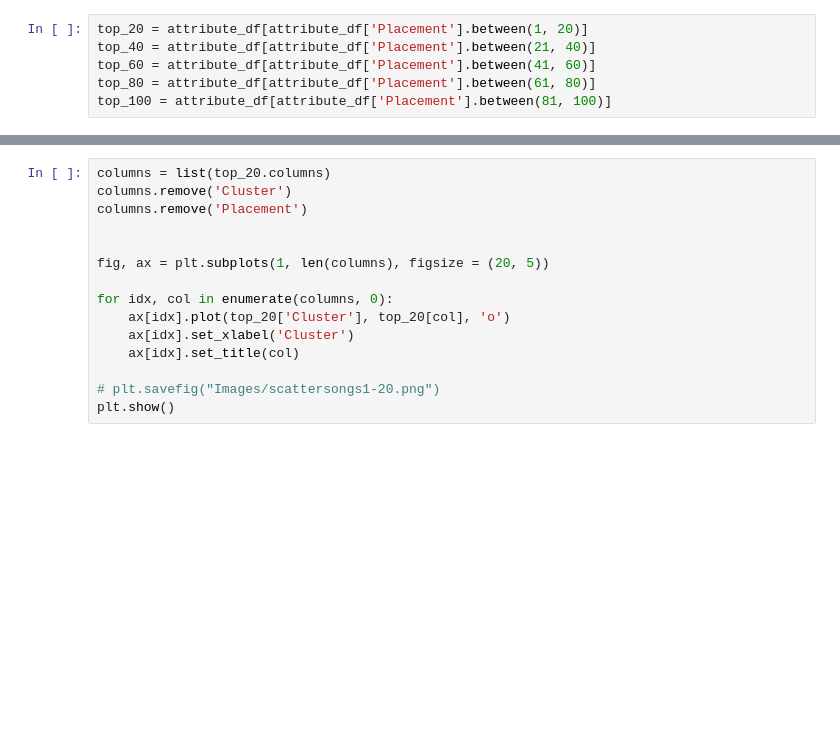
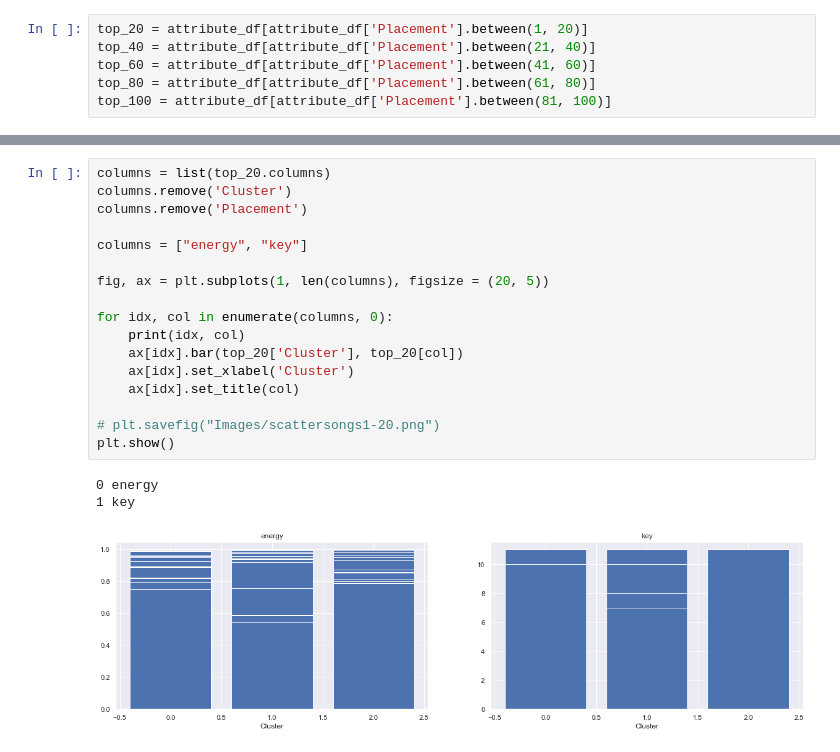
Before and after one commit to 12wollmana/UMN-Data_Analytics-Project_03, a Jupyter notebook: static/notebooks/top-songs.ipynb, the cells around one changed output, grey strips where cells are left out. Cells and saved outputs as stored; diff of their text form; blank space fills up the shorter version.

```diff
--- a/static/notebooks/top-songs.ipynb
+++ b/static/notebooks/top-songs.ipynb
@@ -49,18 +84,24 @@ plt.show()
 # %%
 columns = list(top_20.columns)
 columns.remove('Cluster')
 columns.remove('Placement')
 
+columns = ["energy", "key"]
 
 fig, ax = plt.subplots(1, len(columns), figsize = (20, 5))
 
 for idx, col in enumerate(columns, 0):
-    ax[idx].plot(top_20['Cluster'], top_20[col], 'o')
+    print(idx, col)
+    ax[idx].bar(top_20['Cluster'], top_20[col])
     ax[idx].set_xlabel('Cluster')
     ax[idx].set_title(col)
 
 # plt.savefig("Images/scattersongs1-20.png")
 plt.show()
+# %% [output]
+0 energy
+1 key
+[figure, added]
 # %%
 columns = list(top_40.columns)
 columns.remove('Cluster')
```
Also changed, not shown: parts of 19 cells of this notebook, 1 other file.
